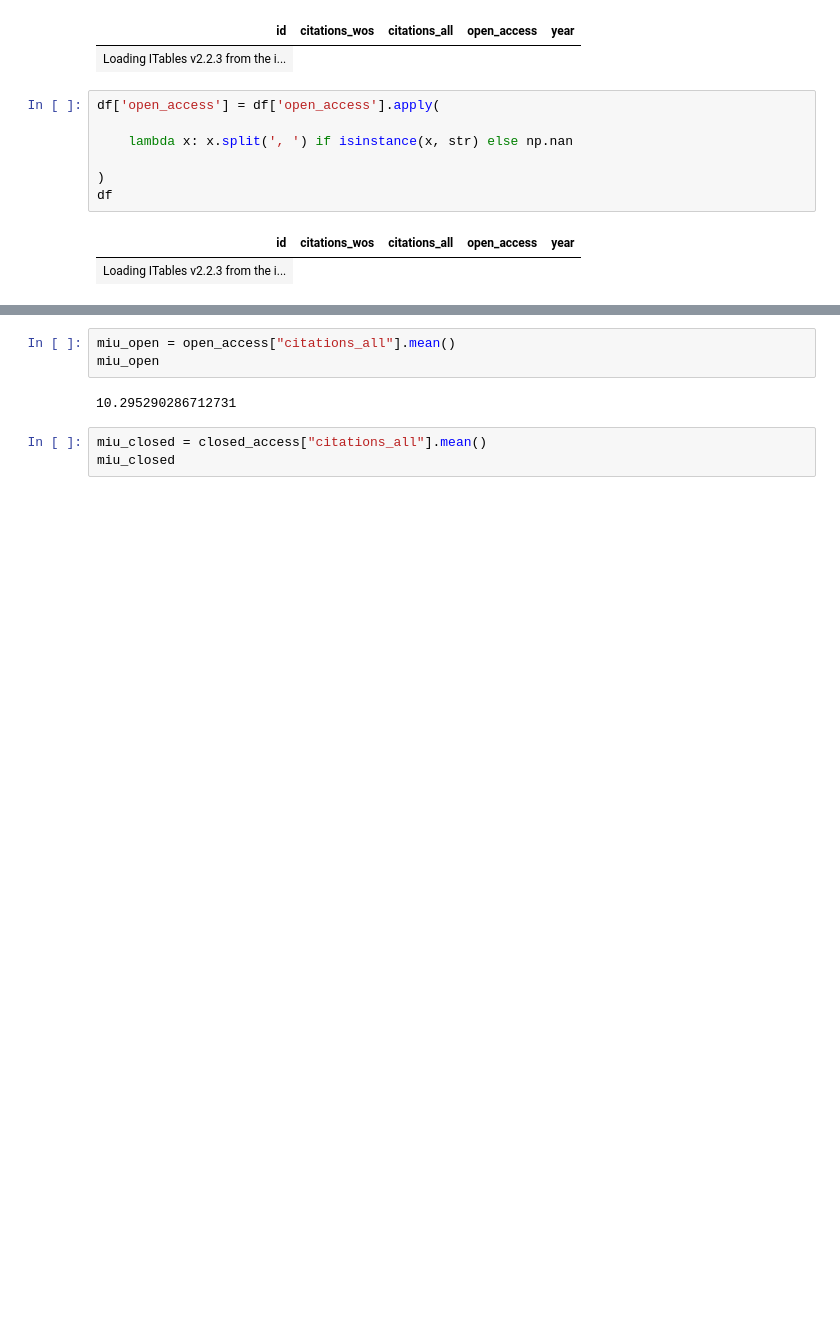
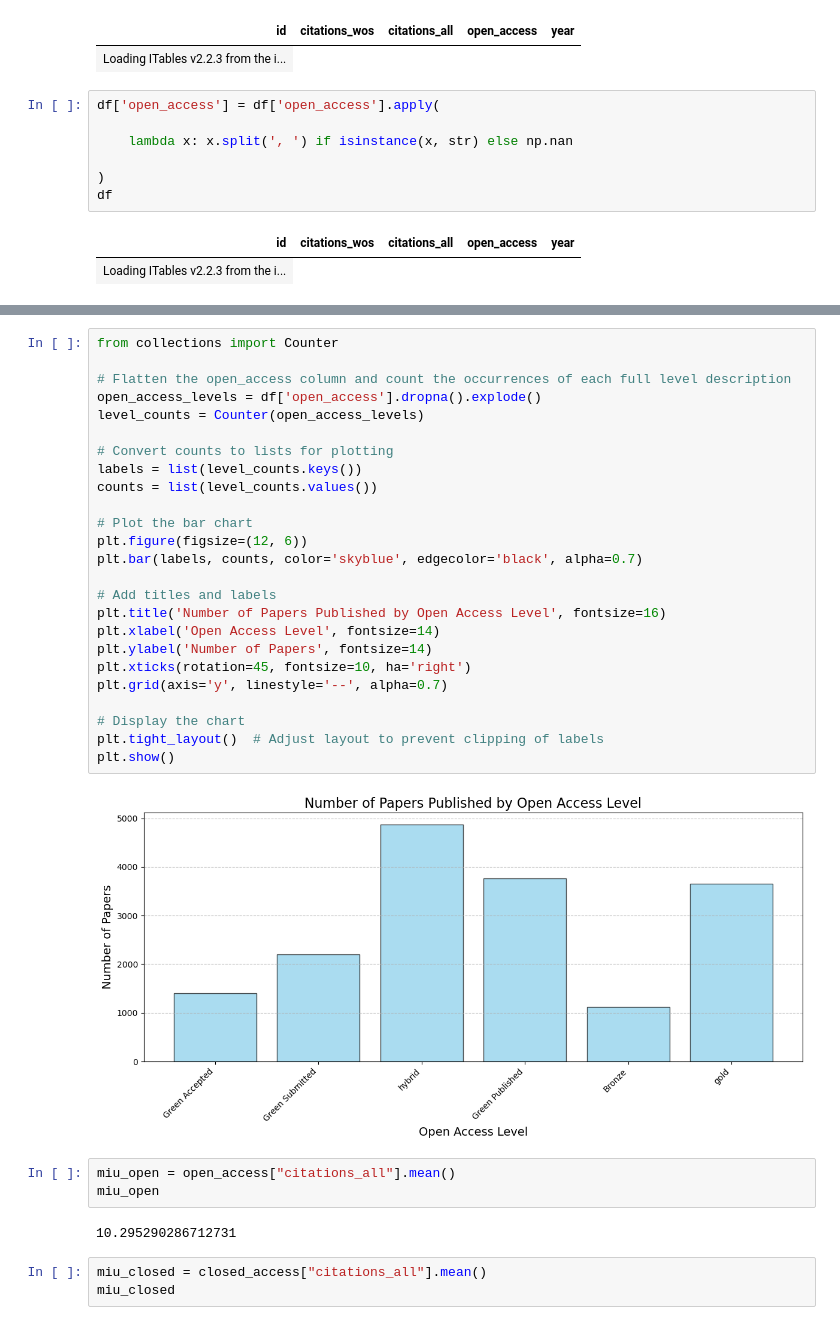
Before and after one commit to hanna-dodd/oaca-data, a Jupyter notebook: clean.ipynb, the cells around one changed output, grey strips where cells are left out. Drawn from its saved outputs; the diff is of its cells as text; blank space fills up the shorter version.

```diff
--- a/clean.ipynb
+++ b/clean.ipynb
@@ -36,3 +69,30 @@ closed_access
+# %%
+from collections import Counter
+
+# Flatten the open_access column and count the occurrences of each full level description
+open_access_levels = df['open_access'].dropna().explode()
+level_counts = Counter(open_access_levels)
+
+# Convert counts to lists for plotting
+labels = list(level_counts.keys())
+counts = list(level_counts.values())
+
+# Plot the bar chart
+plt.figure(figsize=(12, 6))
+plt.bar(labels, counts, color='skyblue', edgecolor='black', alpha=0.7)
+
+# Add titles and labels
+plt.title('Number of Papers Published by Open Access Level', fontsize=16)
+plt.xlabel('Open Access Level', fontsize=14)
+plt.ylabel('Number of Papers', fontsize=14)
+plt.xticks(rotation=45, fontsize=10, ha='right')
+plt.grid(axis='y', linestyle='--', alpha=0.7)
+
+# Display the chart
+plt.tight_layout()  # Adjust layout to prevent clipping of labels
+plt.show()
+# %% [output]
+[figure, added]
 # %%
 miu_open = open_access["citations_all"].mean()
 miu_open
```
Also changed, not shown: parts of 6 cells of this notebook.
